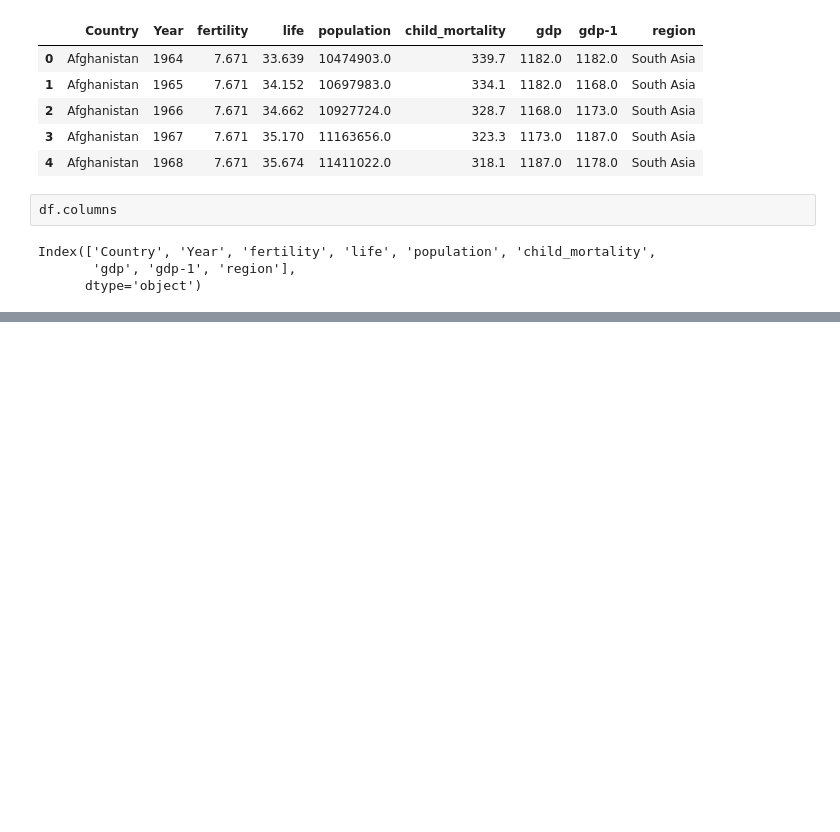
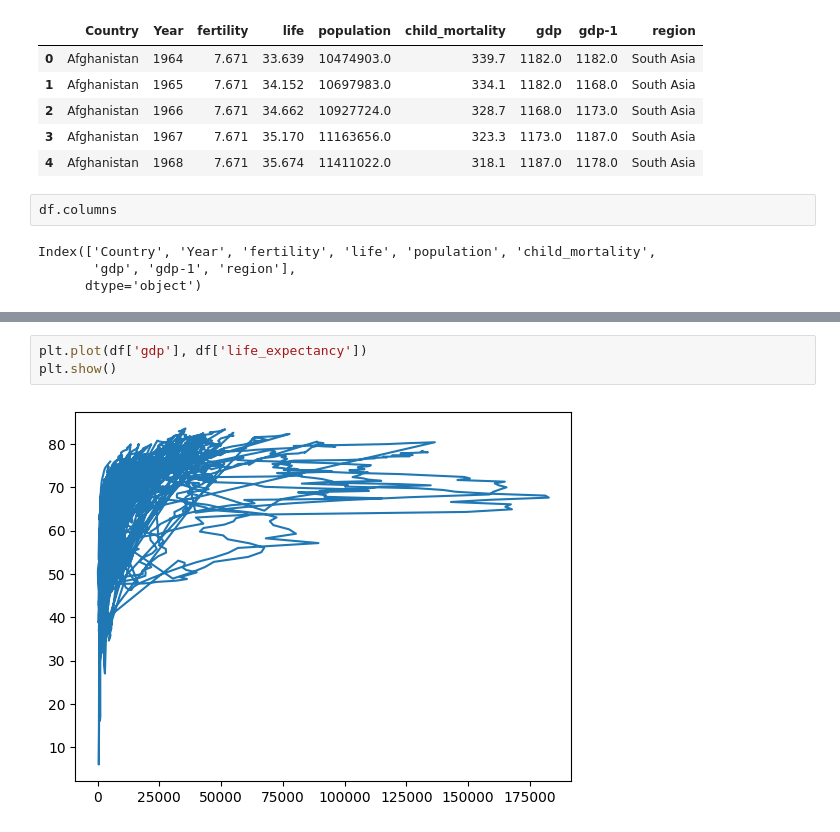
Before and after one commit to uzairafridi00/machine-learning, a Jupyter notebook: Dice Camp Course/Python_WorkShop/Visualization.ipynb, the cells around one changed output, grey strips where cells are left out. Saved outputs shown, nothing was run; the diff lists cells and outputs as text; blank space fills up the shorter version.

```diff
--- a/Dice Camp Course/Python_WorkShop/Visualization.ipynb
+++ b/Dice Camp Course/Python_WorkShop/Visualization.ipynb
@@ -38,0 +81,5 @@ Index(['Country', 'Year', 'fertility', 'life', 'population', 'child_mortality',
+# %%
+plt.plot(df['gdp'], df['life_expectancy'])
+plt.show()
+# %% [output]
+[figure, added]
```
Also changed, not shown: parts of 37 cells of this notebook.
